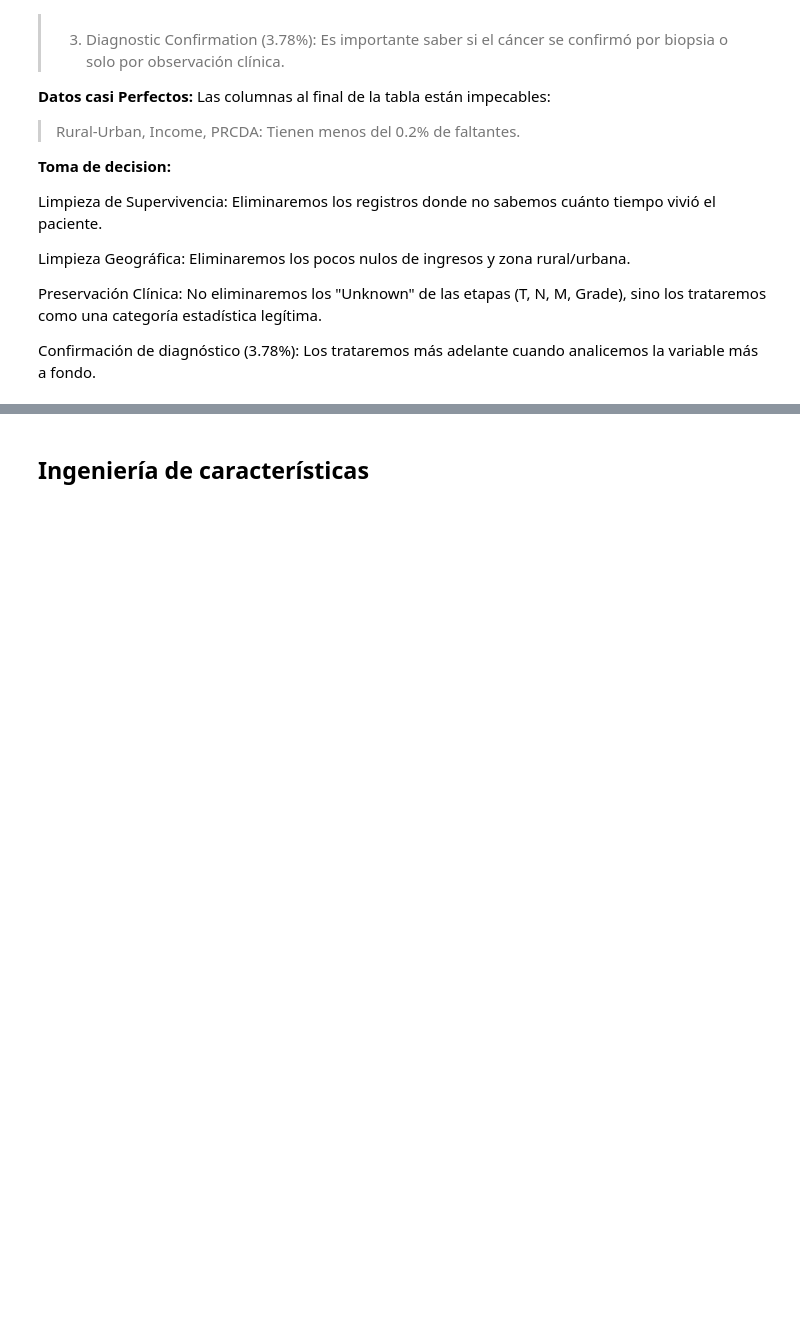
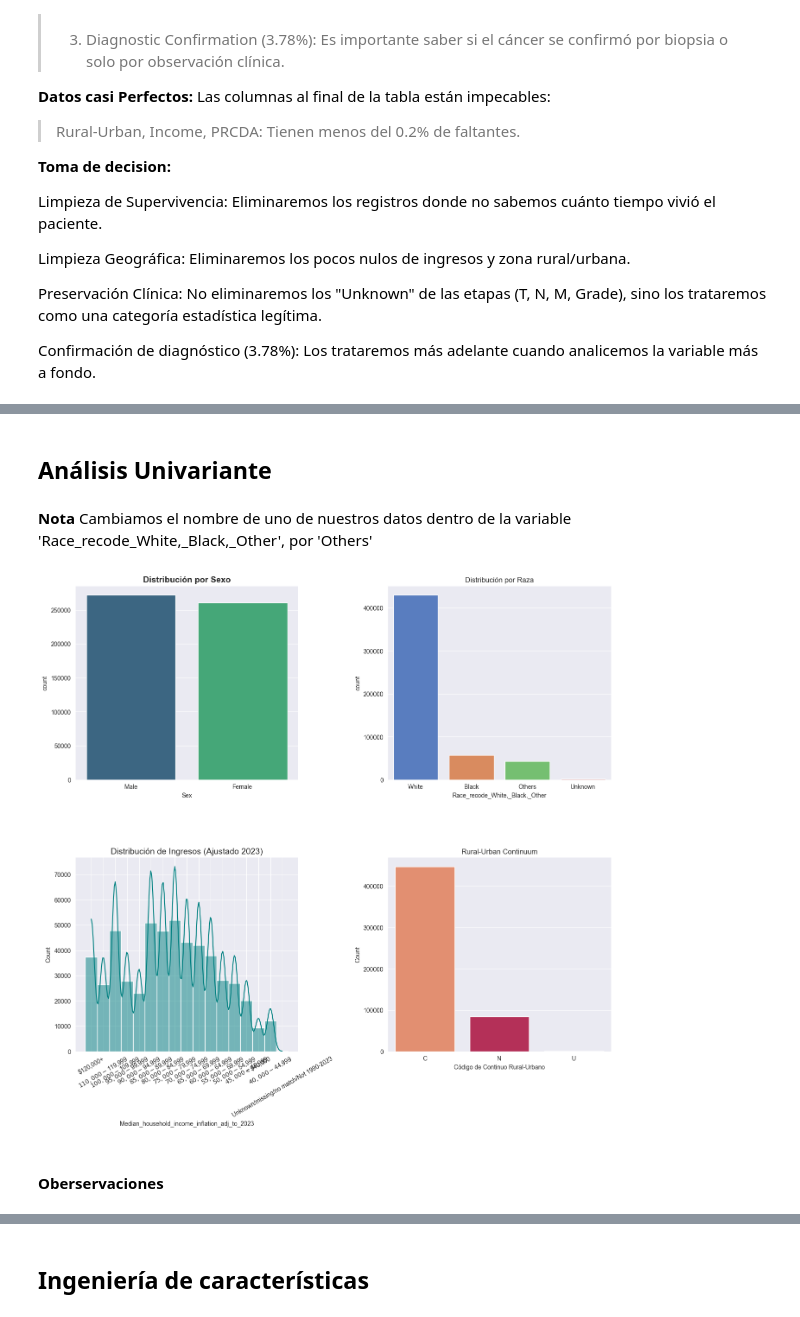
Before and after one commit to carlos-villa-restrepo/lung-cancer-prediction-xgboost, a Jupyter notebook: notebooks/01_eda_elius.ipynb, the cells around one changed output, grey strips where cells are left out. Cells and saved outputs as stored; diff of their text form; code cells hidden in the pictures; blank space fills up the shorter version.

```diff
--- a/notebooks/01_eda_elius.ipynb
+++ b/notebooks/01_eda_elius.ipynb
@@ -644,0 +179,3 @@ Es muy revelador que en la categoría de etapa desconocida, el grupo de Ingresos
+# %%
+df.columns = df.columns.str.strip().str.replace(' ', '_').str.replace('(', '').str.replace(')', '')
+df.columns.tolist()
@@ -644,0 +200,44 @@ Es muy revelador que en la categoría de etapa desconocida, el grupo de Ingresos
+# %% [markdown]
+## Análisis Univariante
+# %% [markdown]
+**Nota** Cambiamos el nombre de uno de nuestros datos dentro de la variable 'Race_recode_White,_Black,_Other',  por 'Others'
+# %%
+df['Race_recode_White,_Black,_Other'] = df['Race_recode_White,_Black,_Other'].replace(
+    'Other (American Indian/AK Native, Asian/Pacific Islander)', 'Others')
+# %%
+# 1. Limpieza de la variable Rural-Urban para que solo quede el código numérico (1-9)
+# Esto evita que las descripciones largas rompan el eje X
+df['Rural_Code_Clean'] = df['Rural-Urban_Continuum_Code'].astype(str).str.extract('(\d+)').astype(float)
+
+# Configuración de la figura
+fig, axes = plt.subplots(2, 2, figsize=(16, 14))
+plt.subplots_adjust(hspace=0.4, wspace=0.4) # Espacio extra entre gráficos
+
+# --- 1. SEXO ---
+sns.countplot(data=df, x='Sex', ax=axes[0,0], palette='viridis', hue='Sex', legend=False)
+axes[0,0].set_title('Distribución por Sexo', fontsize=14, fontweight='bold')
+
+# --- 2. RAZA (Horizontal para lectura perfecta) ---
+sns.countplot(data=df, x='Race_recode_White,_Black,_Other', ax=axes[0,1], palette='muted', hue='Race_recode_White,_Black,_Other', legend=False)
+axes[0,1].set_title('Distribución por Raza')
+
+# 3. Ingresos (Histograma más limpio)
+sns.histplot(df['Median_household_income_inflation_adj_to_2023'], kde=True, ax=axes[1,0], color='teal')
+axes[1,0].set_title('Distribución de Ingresos (Ajustado 2023)', fontsize=14)
+axes[1,0].tick_params(axis='x', rotation=30) # Rotamos un poco los números
+
+# --- 4. RURAL-URBANO (Corregido y Ordenado) ---
+
+df['Rural_Code_Temp'] = df['Rural-Urban_Continuum_Code'].astype(str).str.strip()
+# 2. Extraemos el primer carácter (que suele ser el código 1-9)
+df['Rural_Code_Clean'] = df['Rural_Code_Temp'].str[0]
+# Ordenamos del 1 (Urbano) al 9 (Rural)
+sns.countplot(data=df, x='Rural_Code_Clean', ax=axes[1,1], palette='rocket_r', hue='Rural_Code_Clean', legend=False)
+axes[1,1].set_title('Rural-Urban Continuum')
+axes[1,1].set_xlabel('Código de Continuo Rural-Urbano')
+axes[1,1].set_ylabel('Count')
+plt.show()
+# %% [output]
+[figure, added]
+# %% [markdown]
+#### Oberservaciones
```
Also changed, not shown: parts of 111 cells of this notebook, 38 other files.
